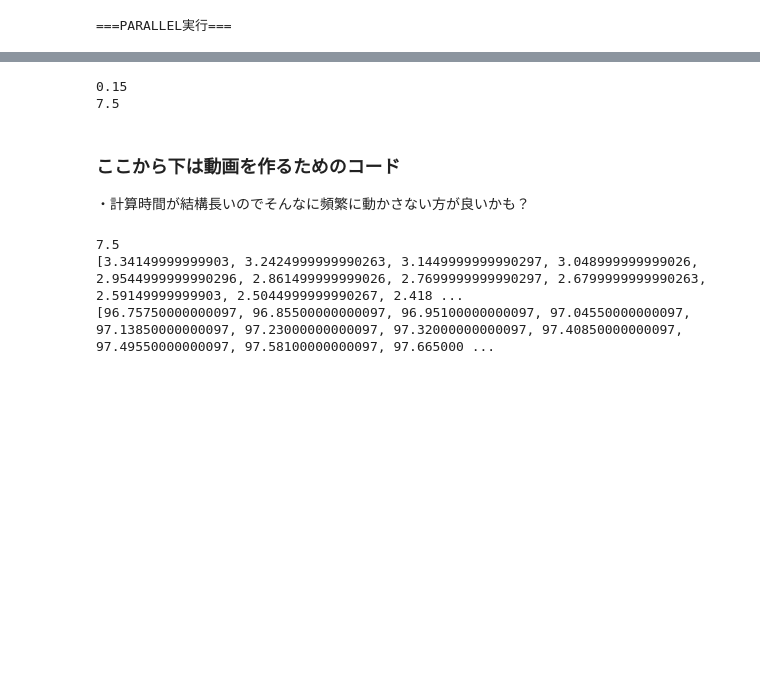
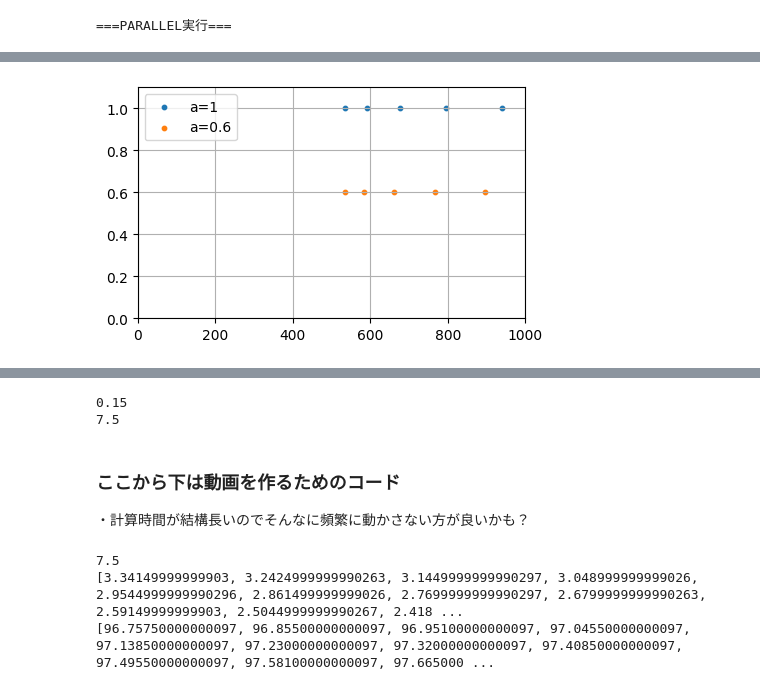
Before and after one commit to Aki-Fujita/drone_simulation, a Jupyter notebook: work/research_log/notebooks/simulation_scaled_fixed.ipynb, the cells around one changed output, grey strips where cells are left out. Cells and saved outputs as stored; diff of their text form; code cells hidden in the pictures; blank space fills up the shorter version.

```diff
--- a/work/research_log/notebooks/simulation_scaled_fixed.ipynb
+++ b/work/research_log/notebooks/simulation_scaled_fixed.ipynb
@@ -121,0 +109,16 @@ simulation.graph_show_scaled()
+# %%
+def time_plotter(simuList):
+    plt.figure(figsize=(5,3))
+    for simulation in simuList:
+        dList=simulation.drone_list
+        filtered_time=calc_filtered_arrival_time(dList)
+        plt.scatter(np.array(filtered_time), np.ones(len(filtered_time))*dList[0].a, s=10, label=f"a={dList[0].a}")
+    plt.xlim(0, TOTAL_TIME / time_step)
+    plt.ylim(0, 1.1)
+    plt.legend()
+    plt.grid()
+
+
+time_plotter([ simulation_1, simulation])
+# %% [output]
+[figure, added]
```
Also changed, not shown: parts of 9 cells of this notebook, 5 other files.
